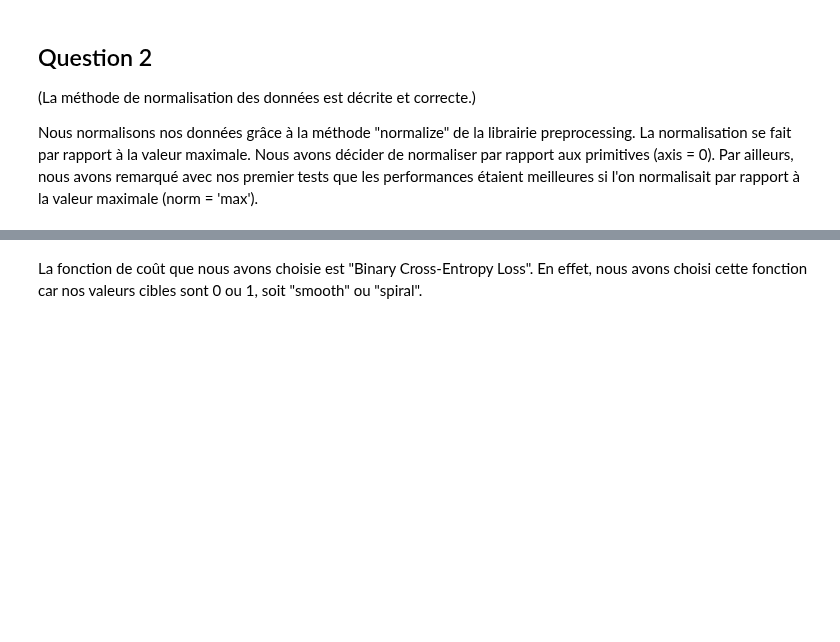
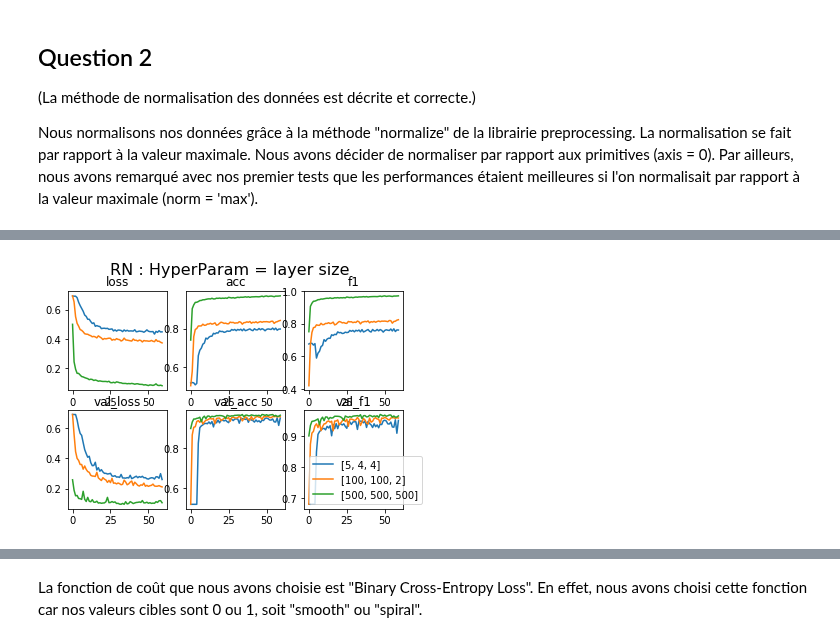
Before and after one commit to David-LETINAUD/GTI770, a Jupyter notebook: GTI770_Laboratoire3_-_BLEA14058906_LETD05129708_LIOT20069605/GTI770-TP03.ipynb, the cells around one changed output, grey strips where cells are left out. Drawn from its saved outputs; the diff is of its cells as text; code cells hidden in the pictures; blank space fills up the shorter version.

```diff
--- a/GTI770_Laboratoire3_-_BLEA14058906_LETD05129708_LIOT20069605/GTI770-TP03.ipynb
+++ b/GTI770_Laboratoire3_-_BLEA14058906_LETD05129708_LIOT20069605/GTI770-TP03.ipynb
@@ -59,0 +67,27 @@ Ici, nous remarquons que : plus le nombre de couche est important plus le temps
+# %%
+training_delay_RN = []
+predicting_delay_RN = []
+history_obj = []
+cpt = 0
+best_accuracy_RN = 0
+
+nb_perceptrons_range = [[5, 4, 4],[100, 100, 2],[500, 500, 500]]
+
+for nb_perceptrons in nb_perceptrons_range:
+    model = RN_model(nb_perceptrons, dropout, learning_rate)
+    #### Apprentissage
+    start = time.time()
+    hist_obj = model.fit(X_train, Y_train, batch_size = batch_size, epochs = epochs, validation_data=(X_test, Y_test))
+
+    end = time.time()
+    training_delay_RN.append(end - start)
+
+    history_obj.append( list(hist_obj.history.values()))
+
+    #### Prédiction
+    start = time.time()
+
+    Y_pred = np.where(model.predict(X_test) > 0.5, 1, 0)
+
+    end = time.time()
+    predicting_delay_RN.append(end - start)
@@ -59,0 +112,12 @@ Ici, nous remarquons que : plus le nombre de couche est important plus le temps
+# %%
+# Mise en forme des données pour l'affichage
+ho = np.array(history_obj)
+ho = ho.transpose(1,2,0)
+
+leg = [str(i) for i in nb_perceptrons_range]
+
+titre = "RN : HyperParam = layer size"
+
+plot_perf(ho, leg, titre ,sub_title)
+# %% [output]
+[figure, added]
```
Also changed, not shown: parts of 19 cells of this notebook, 3 other files.
